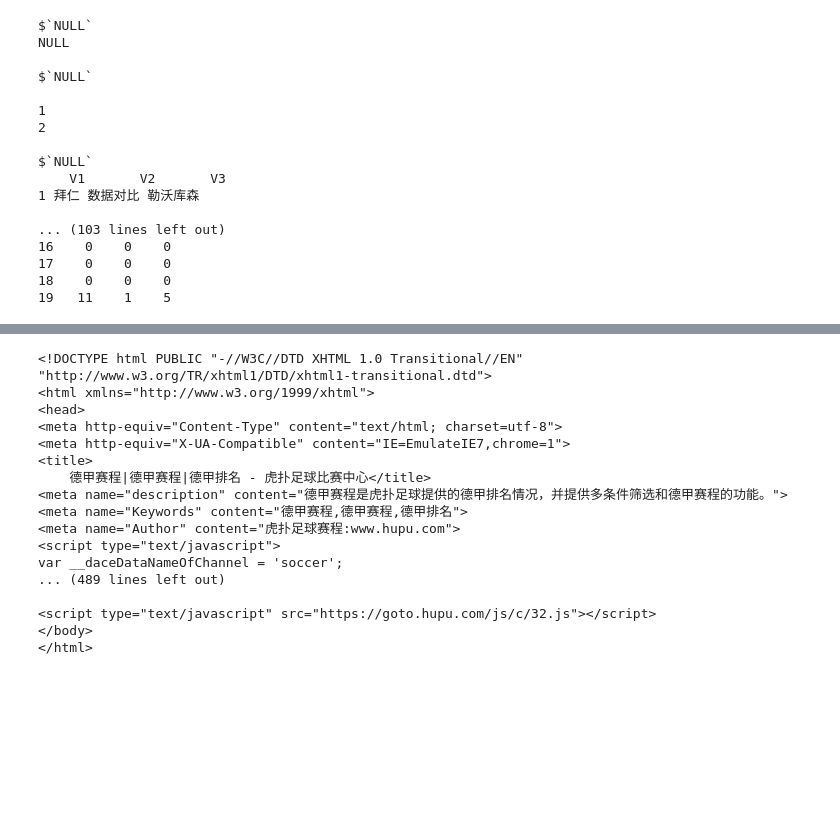
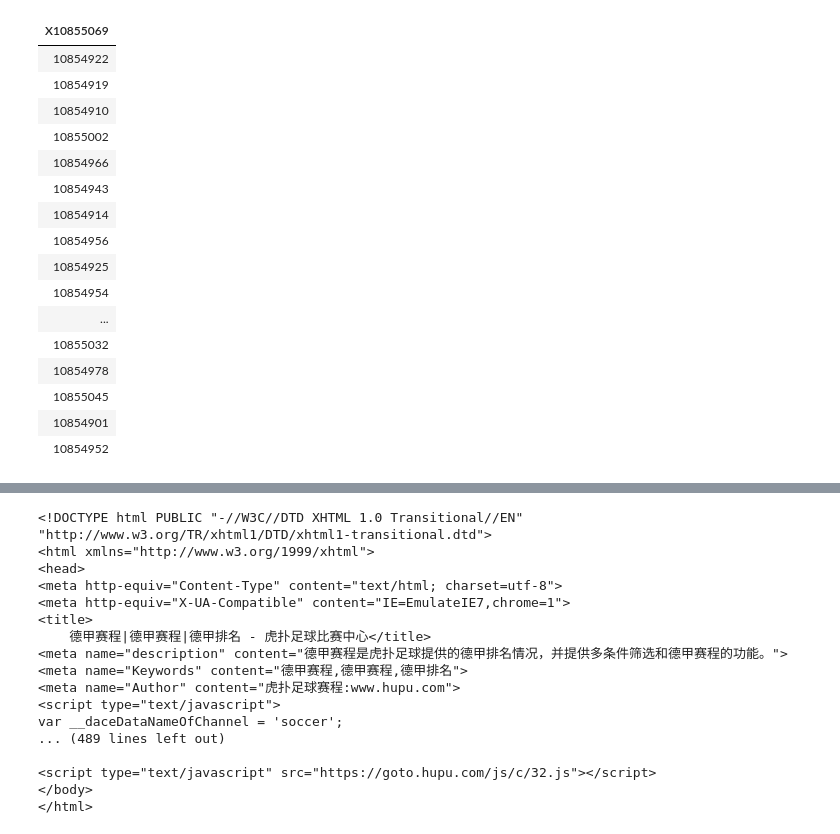
Before and after one commit to ghjan/ML, a Jupyter notebook: week5/football_1.ipynb, the cells around one changed output, grey strips where cells are left out. Cells and saved outputs as stored; diff of their text form; code cells hidden in the pictures; blank space fills up the shorter version.

```diff
--- a/week5/football_1.ipynb
+++ b/week5/football_1.ipynb
@@ -6,35 +6,34 @@ library(XML)
 library(bitops)
 library(RCurl)
 # %%
-
-i=10854899
-
-##网站比赛编号，作为循环因子即可
-url <- sprintf('https://g.hupu.com/soccer/data_%d.html',i)
-temp <- getURL(url,.encoding='utf-8')
-doc <-htmlParse(temp)
-players <- readHTMLTable(doc)
-home <- players$table_home_players_stats
-away <- players$table_away_players_stats
-## 判断数据是否爬取，home_row,away_row均大于1说明数据成功爬取
-home_row <- nrow(home)
-away_row <- nrow(away)
-players
+table_game <- read.csv('match_germany.csv')
+names(table_game) = 'match_number'
+for i in table_game$match_number
+  ##网站比赛编号，作为循环因子即可
+  url <- sprintf('https://g.hupu.com/soccer/data_%d.html',i)
+  temp <- getURL(url,encoding='utf-8')
+  doc <-htmlParse(temp)
+  players <- readHTMLTable(doc)
+  home <- players$table_home_players_stats
+  away <- players$table_away_players_stats
+  ## 判断数据是否爬取，home_row,away_row均大于1说明数据成功爬取
+  home_row <- nrow(home)
+  away_row <- nrow(away)
 # %% [output]
-$`NULL`
-NULL
-
-$`NULL`
-
-1
-2
-
-$`NULL`
-    V1       V2       V3
-1 拜仁 数据对比 勒沃库森
-
-... (103 lines left out)
-16    0    0    0
-17    0    0    0
-18    0    0    0
-19   11    1    5
+| X10855069 |
+| 10854922 |
+| 10854919 |
+| 10854910 |
+| 10855002 |
+| 10854966 |
+| 10854943 |
+| 10854914 |
+| 10854956 |
+| 10854925 |
+| 10854954 |
+| ... |
+| 10855032 |
+| 10854978 |
+| 10855045 |
+| 10854901 |
+| 10854952 |
```
Also changed, not shown: parts of 4 cells of this notebook, 11 other files.
